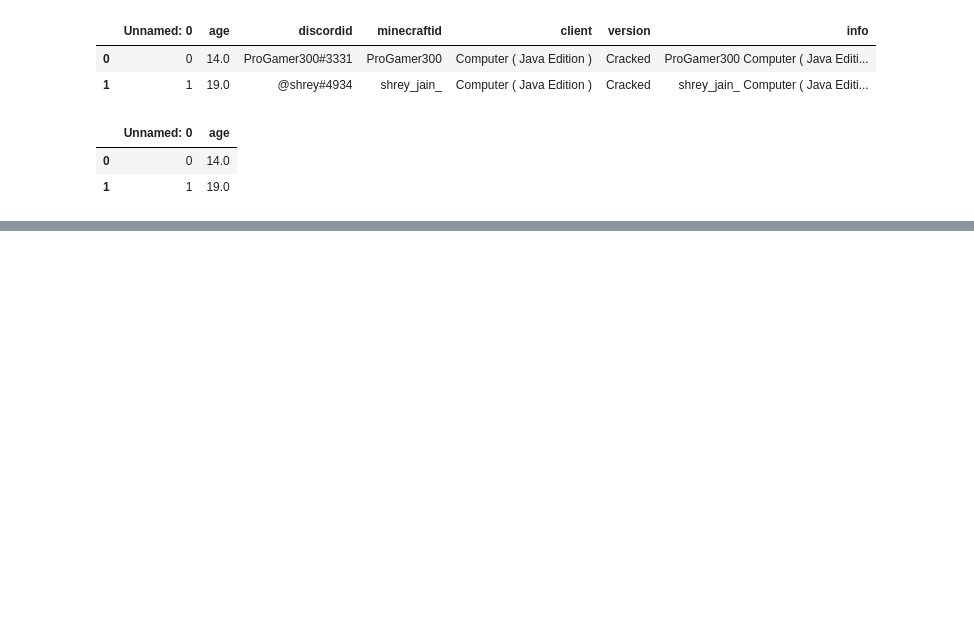
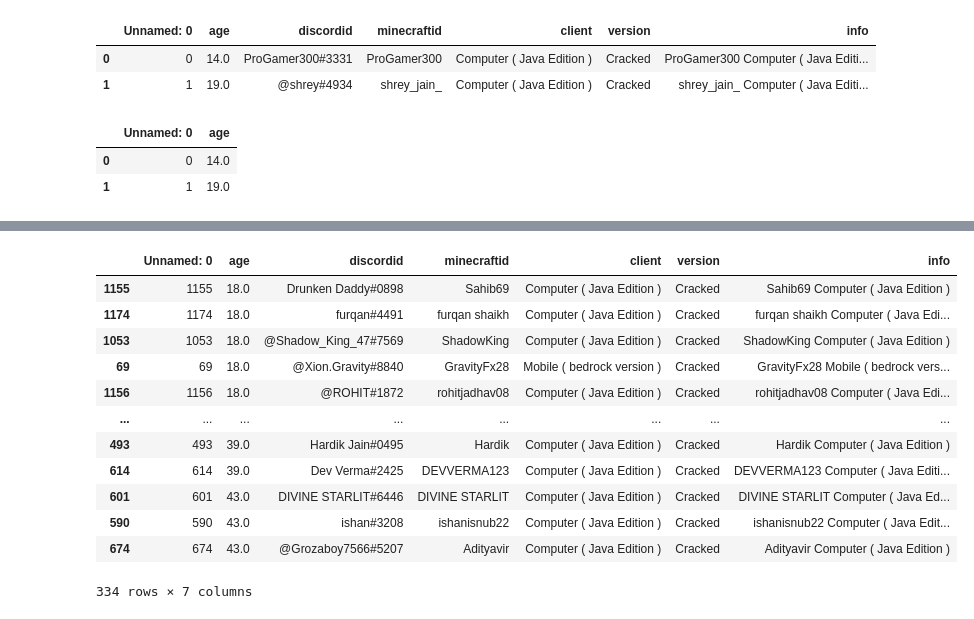
Before and after one commit to alquemistdev/Aprenda-Pandas, a Jupyter notebook: exemplos/minecraft.ipynb, the cells around one changed output, grey strips where cells are left out. Cells and saved outputs as stored; diff of their text form; code cells hidden in the pictures; blank space fills up the shorter version.

```diff
--- a/exemplos/minecraft.ipynb
+++ b/exemplos/minecraft.ipynb
@@ -120,0 +296,18 @@ df.iloc[0:2, 0:2]
+# %%
+# Operador logico 'Ou' - |
+# Listar filtrando verificando se é crackado, maior de idade e usa pc ou celular, usando ISIN
+df[(df.version == "Cracked") & (df.age >= 18) & (df.client.isin(["Computer ( Java Edition )","Mobile ( bedrock version )"]))]
+# %% [output]
+|  | Unnamed: 0 | age | discordid | minecraftid | client | version | info |
+| 1155 | 1155 | 18.0 | Drunken Daddy#0898 | Sahib69 | Computer ( Java Edition ) | Cracked | Sahib69 Computer ( Java Edition ) |
+| 1174 | 1174 | 18.0 | furqan#4491 | furqan shaikh | Computer ( Java Edition ) | Cracked | furqan shaikh Computer ( Java Edi... |
+| 1053 | 1053 | 18.0 | @Shadow_King_47#7569 | ShadowKing | Computer ( Java Edition ) | Cracked | ShadowKing Computer ( Java Edition ) |
+| 69 | 69 | 18.0 | @Xion.Gravity#8840 | GravityFx28 | Mobile ( bedrock version ) | Cracked | GravityFx28 Mobile ( bedrock vers... |
+| 1156 | 1156 | 18.0 | @ROHIT#1872 | rohitjadhav08 | Computer ( Java Edition ) | Cracked | rohitjadhav08 Computer ( Java Edi... |
+| ... | ... | ... | ... | ... | ... | ... | ... |
+| 493 | 493 | 39.0 | Hardik Jain#0495 | Hardik | Computer ( Java Edition ) | Cracked | Hardik Computer ( Java Edition ) |
+| 614 | 614 | 39.0 | Dev Verma#2425 | DEVVERMA123 | Computer ( Java Edition ) | Cracked | DEVVERMA123 Computer ( Java Editi... |
+| 601 | 601 | 43.0 | DIVINE STARLIT#6446 | DIVINE STARLIT | Computer ( Java Edition ) | Cracked | DIVINE STARLIT Computer ( Java Ed... |
+| 590 | 590 | 43.0 | ishan#3208 | ishanisnub22 | Computer ( Java Edition ) | Cracked | ishanisnub22 Computer ( Java Edit... |
+| 674 | 674 | 43.0 | @Grozaboy7566#5207 | Adityavir | Computer ( Java Edition ) | Cracked | Adityavir Computer ( Java Edition ) |
+334 rows × 7 columns
```
Also changed, not shown: parts of 25 cells of this notebook.
